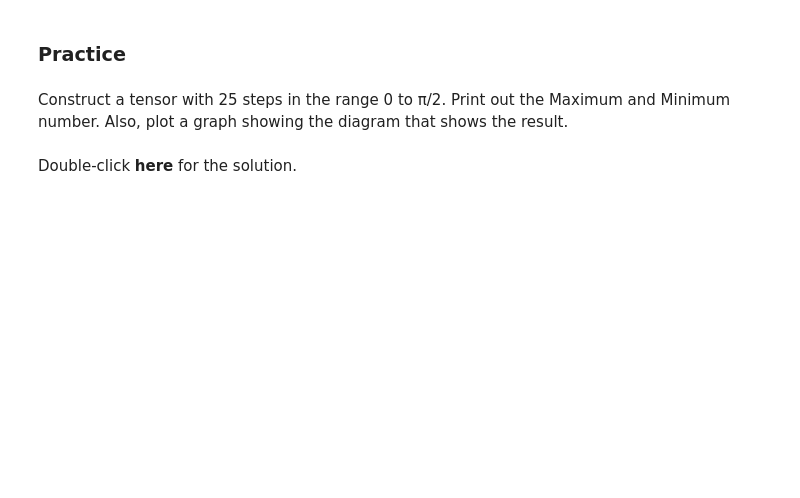
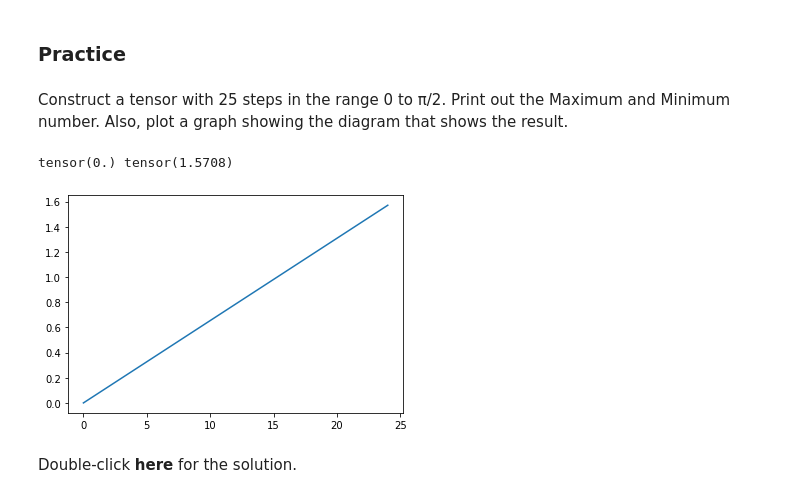
Before and after one commit to JakeColor/ibm-pytorch, a Jupyter notebook: lab1.ipynb, the cells around one changed output. Drawn from its saved outputs; the diff is of its cells as text; code cells hidden in the pictures; blank space fills up the shorter version.

```diff
--- a/lab1.ipynb
+++ b/lab1.ipynb
@@ -499,7 +605,14 @@ Construct a tensor with 25 steps in the range 0 to π/2. Print out the Maximum a
 # %%
 # Practice: Create your tensor, print max and min number, plot the sin result diagram
 
 # Type your code here
+prac = torch.linspace(0, np.pi/2, 25)
+print(prac.min(), prac.max())
+
+plt.plot(prac.numpy());
+# %% [output]
+tensor(0.) tensor(1.5708)
+[figure, added]
 # %% [markdown]
 Double-click <b>here</b> for the solution.
 
```
Also changed, not shown: parts of 53 cells of this notebook.
